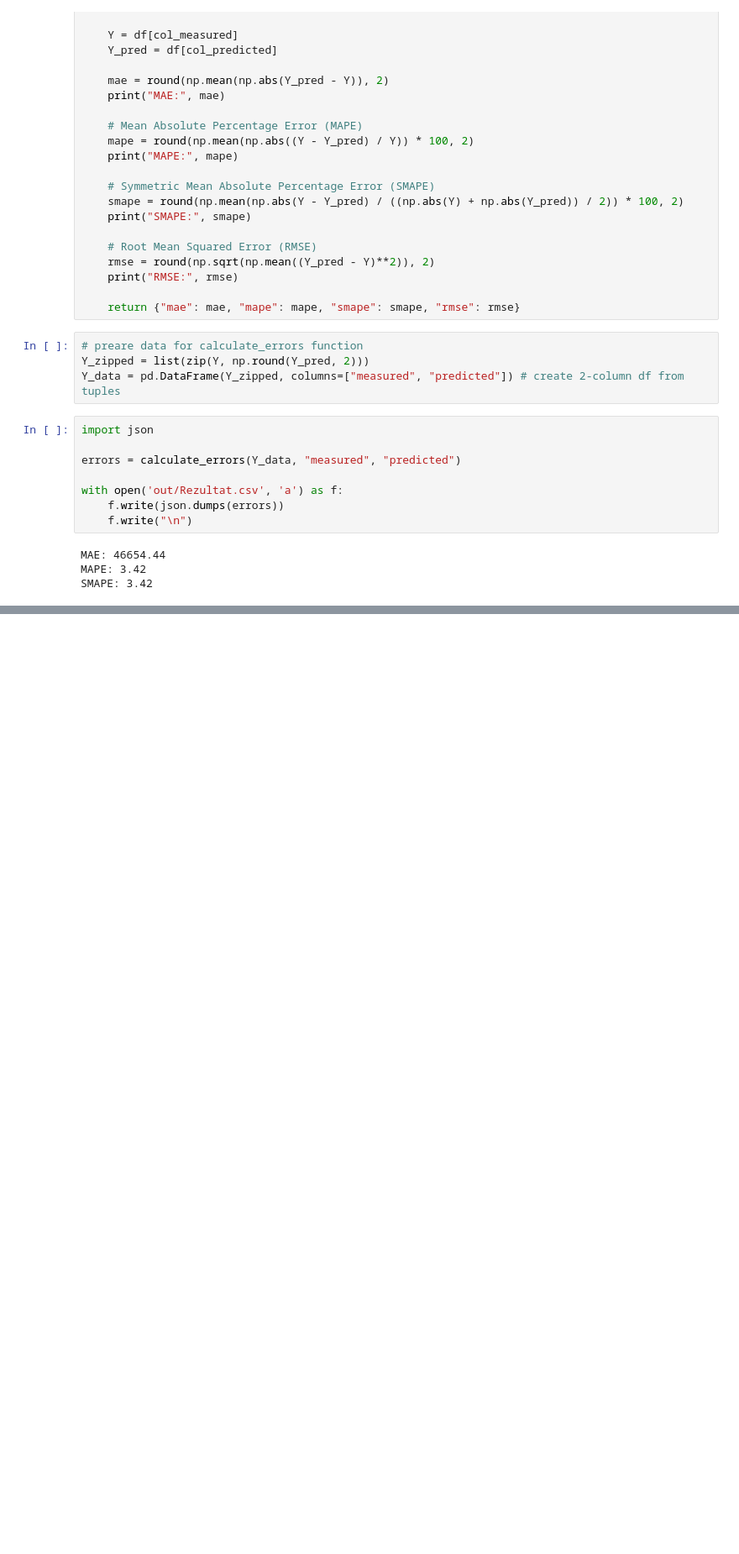
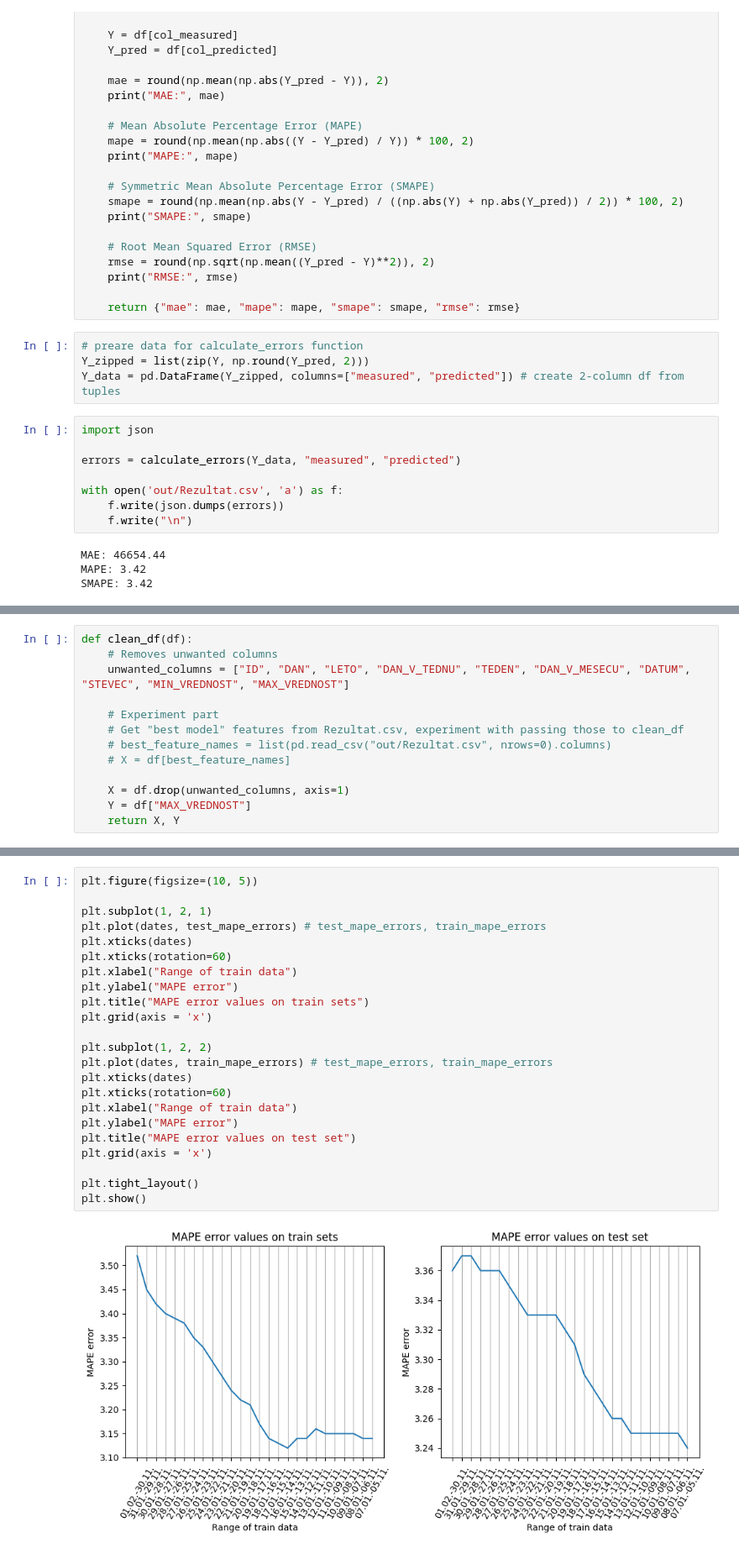
Before and after one commit to jakobudovic/PythonAcademy, a Jupyter notebook: Python academy.ipynb, the cells around one changed output, grey strips where cells are left out. Shown at 84% size. Cells and saved outputs as stored; diff of their text form; blank space fills up the shorter version.

```diff
--- a/Python academy.ipynb
+++ b/Python academy.ipynb
@@ -366,0 +391,13 @@ SVM Errors
+# %%
+def clean_df(df):
+    # Removes unwanted columns
+    unwanted_columns = ["ID", "DAN", "LETO", "DAN_V_TEDNU", "TEDEN", "DAN_V_MESECU", "DATUM", "STEVEC", "MIN_VREDNOST", "MAX_VREDNOST"]
+
+    # Experiment part
+    # Get "best model" features from Rezultat.csv, experiment with passing those to clean_df
+    # best_feature_names = list(pd.read_csv("out/Rezultat.csv", nrows=0).columns)
+    # X = df[best_feature_names]
+
+    X = df.drop(unwanted_columns, axis=1)
+    Y = df["MAX_VREDNOST"]
+    return X, Y
@@ -366,0 +450,25 @@ SVM Errors
+# %%
+plt.figure(figsize=(10, 5))
+
+plt.subplot(1, 2, 1)
+plt.plot(dates, test_mape_errors) # test_mape_errors, train_mape_errors
+plt.xticks(dates)
+plt.xticks(rotation=60)
+plt.xlabel("Range of train data")
+plt.ylabel("MAPE error")
+plt.title("MAPE error values on train sets")
+plt.grid(axis = 'x')
+
+plt.subplot(1, 2, 2)
+plt.plot(dates, train_mape_errors) # test_mape_errors, train_mape_errors
+plt.xticks(dates)
+plt.xticks(rotation=60)
+plt.xlabel("Range of train data")
+plt.ylabel("MAPE error")
+plt.title("MAPE error values on test set")
+plt.grid(axis = 'x')
+
+plt.tight_layout()
+plt.show()
+# %% [output]
+[figure, added]
```
Also changed, not shown: parts of 21 cells of this notebook, 1 other file.
